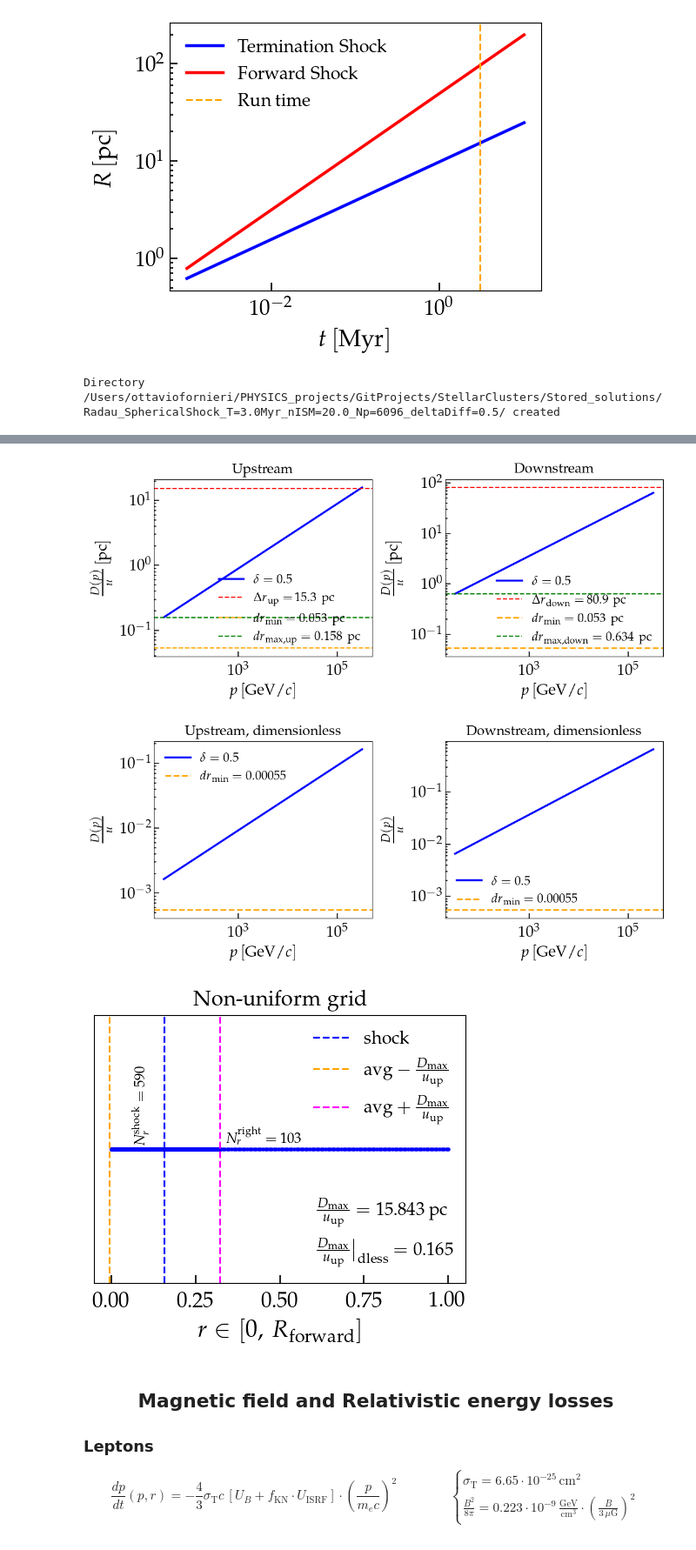
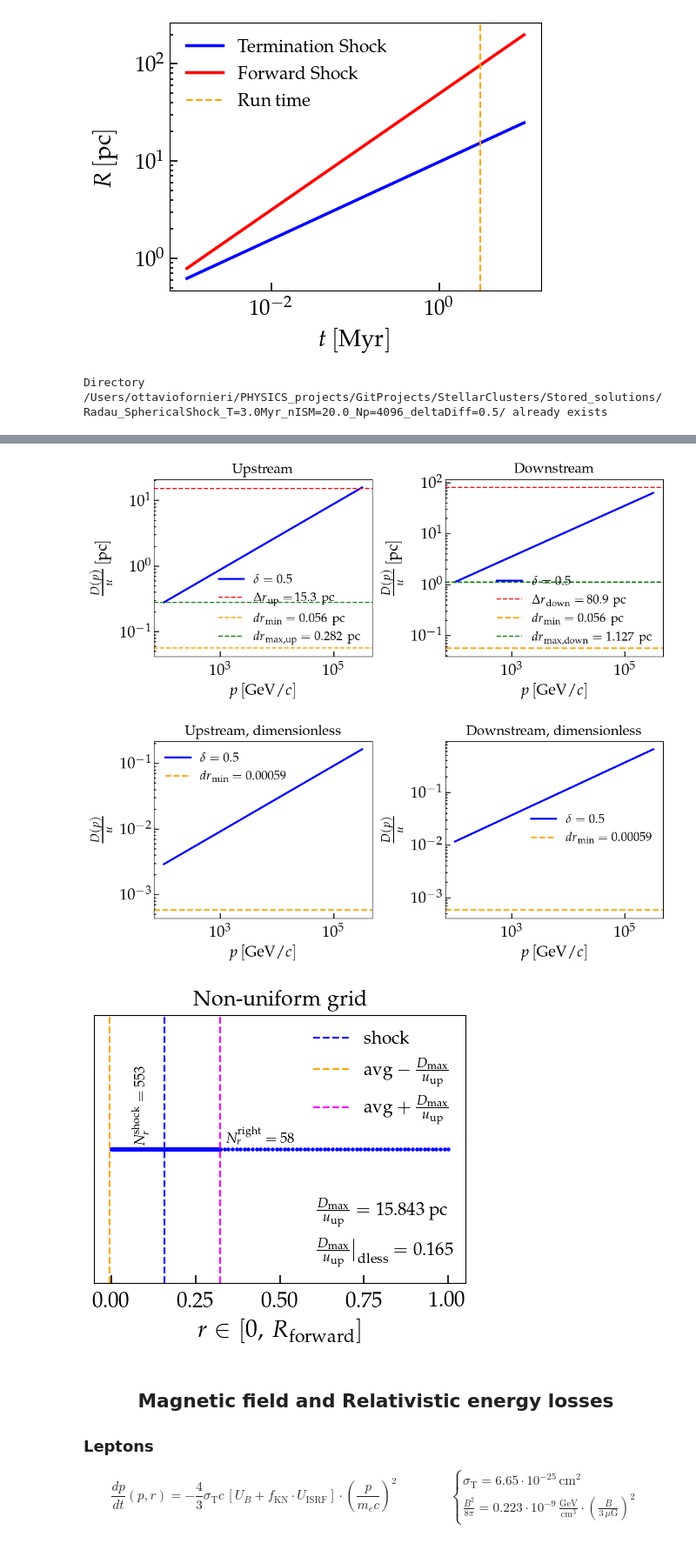
Before and after one commit to ottaviofornieri/StellarClusters, a Jupyter notebook: GitHub_Transport_Radau5Spherical_NonUniformGrid_NonSymmetricShock.ipynb, the cells around one changed output, grey strips where cells are left out. Shown at 87% size. Drawn from its saved outputs; the diff is of its cells as text; code cells hidden in the pictures.

```diff
--- a/GitHub_Transport_Radau5Spherical_NonUniformGrid_NonSymmetricShock.ipynb
+++ b/GitHub_Transport_Radau5Spherical_NonUniformGrid_NonSymmetricShock.ipynb
@@ -271,8 +271,8 @@ n_op = 2                 # number of variables in the PDE
 L = 1.
 
 # momentum grid
-Np = 6096
-p_grid = np.logspace(start=1.5, stop=5.5, num=Np+1)       # in [GeV]
+Np = 4096
+p_grid = np.logspace(start=2., stop=5.5, num=Np+1)       # in [GeV]
 #p_grid = np.logspace(start=2.5, stop=6., num=Np+1)       # in [GeV]
 deltap_over_p = [ (p_grid[ip+1] - p_grid[ip]) / p_grid[ip] for ip in range(len(p_grid)-1) ]
 p_lower1 = p_grid[0] / ( 1 + deltap_over_p[0] )           # ghost momentum, lower
@@ -295,7 +295,7 @@ except FileExistsError:
     print("Directory", dirName, "already exists")
     print("")
 # %% [output]
-Directory /Users/ottaviofornieri/PHYSICS_projects/GitProjects/StellarClusters/Stored_solutions/Radau_SphericalShock_T=3.0Myr_nISM=20.0_Np=6096_deltaDiff=0.5/ created
+Directory /Users/ottaviofornieri/PHYSICS_projects/GitProjects/StellarClusters/Stored_solutions/Radau_SphericalShock_T=3.0Myr_nISM=20.0_Np=4096_deltaDiff=0.5/ already exists
 # %%
 ### Block for preliminary assignments ###
 
@@ -325,7 +325,7 @@ DeltaL_v_dless = DeltaL_v / L_ref
 DeltaX_acc_up = D_coeff_func(p_grid) / v_0_cm * conv_cm_pc                      # acceleration length upstream
 DeltaX_acc_down = D_coeff_func(p_grid) / (v_0_cm/compr_factor) * conv_cm_pc     # acceleration length downstream
 factor_below_DeltaXAcc_maxDx = 1.
-factor_below_DeltaXAcc_minDx = 3.
+factor_below_DeltaXAcc_minDx = 5.
 DeltaX_acc_min = min( min(DeltaX_acc_up), min(DeltaX_acc_down) )
 DeltaX_acc_max = max(D_coeff_func(p_grid)) / v_0_cm * conv_cm_pc
 DeltaX_acc_min_dless = DeltaX_acc_min / L_ref
@@ -674,6 +674,6 @@ minimum dx in the non-uniform grid = 0.0005481795578312354
-[figure, old version]
+[figure, new version]
-[figure, old version]
+[figure, new version]
-[figure, old version]
+[figure, new version]
 # %% [markdown]
 ## <center> Magnetic field and Relativistic energy losses
 
```
Also changed, not shown: parts of 19 cells of this notebook, 31 other files.
